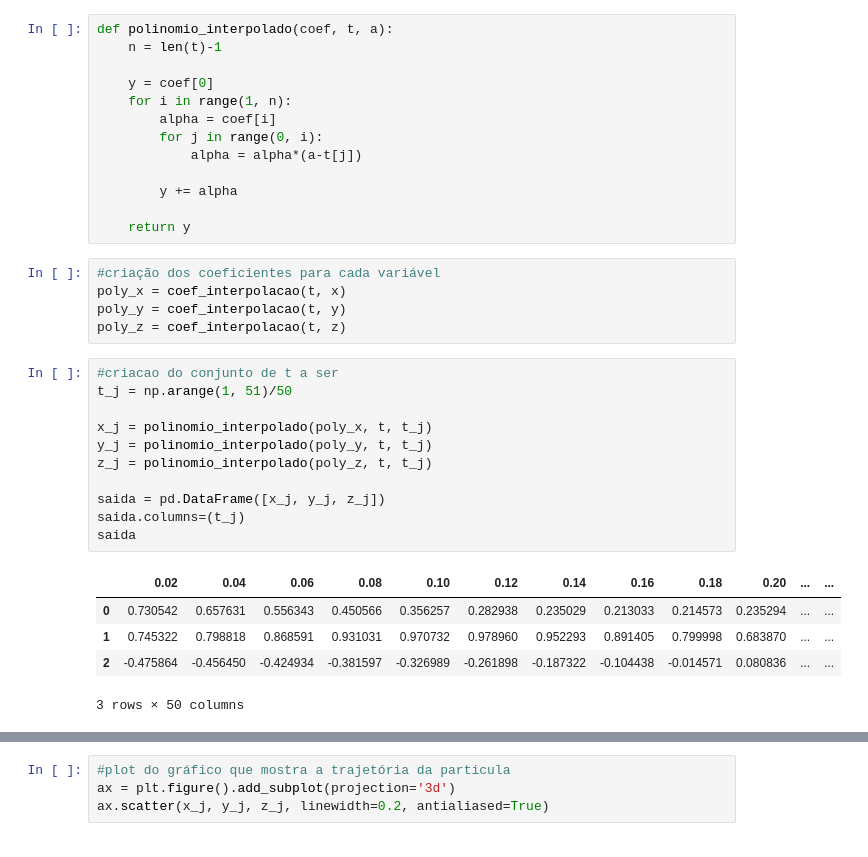
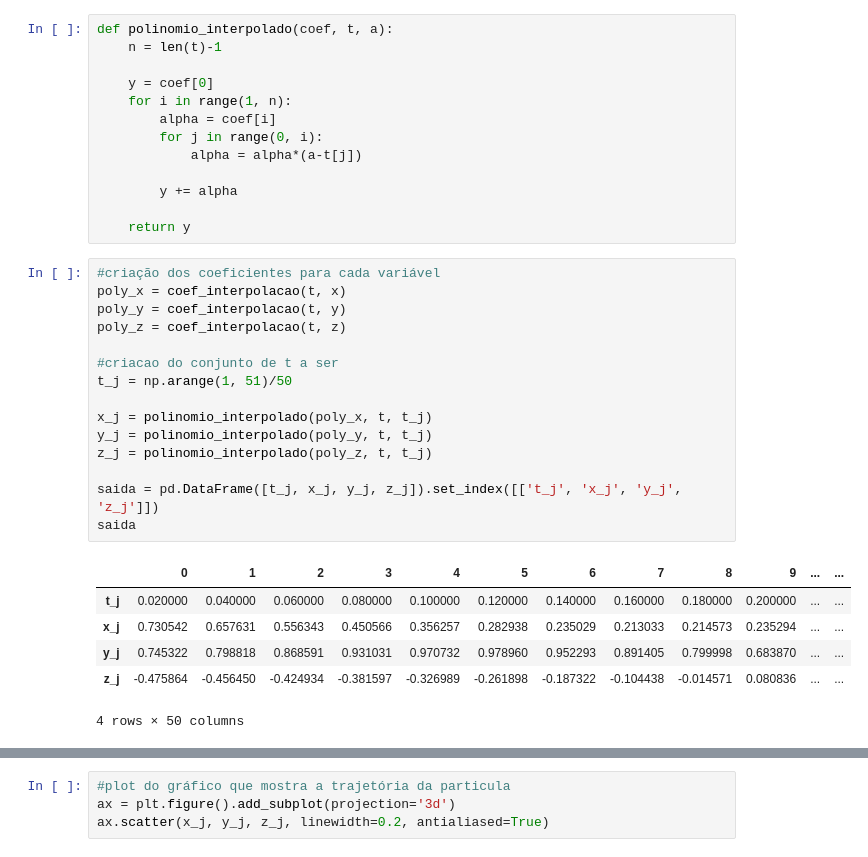
Before and after one commit to acmurilo/2021.2_calc_num, a Jupyter notebook: lista_2/exercicio_2_1.ipynb, the cells around one changed output, grey strips where cells are left out. Saved outputs shown, nothing was run; the diff lists cells and outputs as text.

```diff
--- a/lista_2/exercicio_2_1.ipynb
+++ b/lista_2/exercicio_2_1.ipynb
@@ -58,22 +68,22 @@ def polinomio_interpolado(coef, t, a):
 # %%
 #criação dos coeficientes para cada variável
 poly_x = coef_interpolacao(t, x)
 poly_y = coef_interpolacao(t, y)
 poly_z = coef_interpolacao(t, z)
+
+#criacao do conjunto de t a ser
+t_j = np.arange(1, 51)/50
+
+x_j = polinomio_interpolado(poly_x, t, t_j)
+y_j = polinomio_interpolado(poly_y, t, t_j)
+z_j = polinomio_interpolado(poly_z, t, t_j)
+
+saida = pd.DataFrame([t_j, x_j, y_j, z_j]).set_index([['t_j', 'x_j', 'y_j', 'z_j']])
+saida
+# %% [output]
+|  | 0 | 1 | 2 | 3 | 4 | 5 | 6 | 7 | 8 | 9 | ... | ... |
+| t_j | 0.020000 | 0.040000 | 0.060000 | 0.080000 | 0.100000 | 0.120000 | 0.140000 | 0.160000 | 0.180000 | 0.200000 | ... | ... |
+| x_j | 0.730542 | 0.657631 | 0.556343 | 0.450566 | 0.356257 | 0.282938 | 0.235029 | 0.213033 | 0.214573 | 0.235294 | ... | ... |
+| y_j | 0.745322 | 0.798818 | 0.868591 | 0.931031 | 0.970732 | 0.978960 | 0.952293 | 0.891405 | 0.799998 | 0.683870 | ... | ... |
+| z_j | -0.475864 | -0.456450 | -0.424934 | -0.381597 | -0.326989 | -0.261898 | -0.187322 | -0.104438 | -0.014571 | 0.080836 | ... | ... |
+4 rows × 50 columns
-# %%
-#criacao do conjunto de t a ser
-t_j = np.arange(1, 51)/50
-
-x_j = polinomio_interpolado(poly_x, t, t_j)
-y_j = polinomio_interpolado(poly_y, t, t_j)
-z_j = polinomio_interpolado(poly_z, t, t_j)
-
-saida = pd.DataFrame([x_j, y_j, z_j])
-saida.columns=(t_j)
-saida
-# %% [output]
-|  | 0.02 | 0.04 | 0.06 | 0.08 | 0.10 | 0.12 | 0.14 | 0.16 | 0.18 | 0.20 | ... | ... |
-| 0 | 0.730542 | 0.657631 | 0.556343 | 0.450566 | 0.356257 | 0.282938 | 0.235029 | 0.213033 | 0.214573 | 0.235294 | ... | ... |
-| 1 | 0.745322 | 0.798818 | 0.868591 | 0.931031 | 0.970732 | 0.978960 | 0.952293 | 0.891405 | 0.799998 | 0.683870 | ... | ... |
-| 2 | -0.475864 | -0.456450 | -0.424934 | -0.381597 | -0.326989 | -0.261898 | -0.187322 | -0.104438 | -0.014571 | 0.080836 | ... | ... |
-3 rows × 50 columns
```
Also changed, not shown: parts of 7 cells of this notebook.
